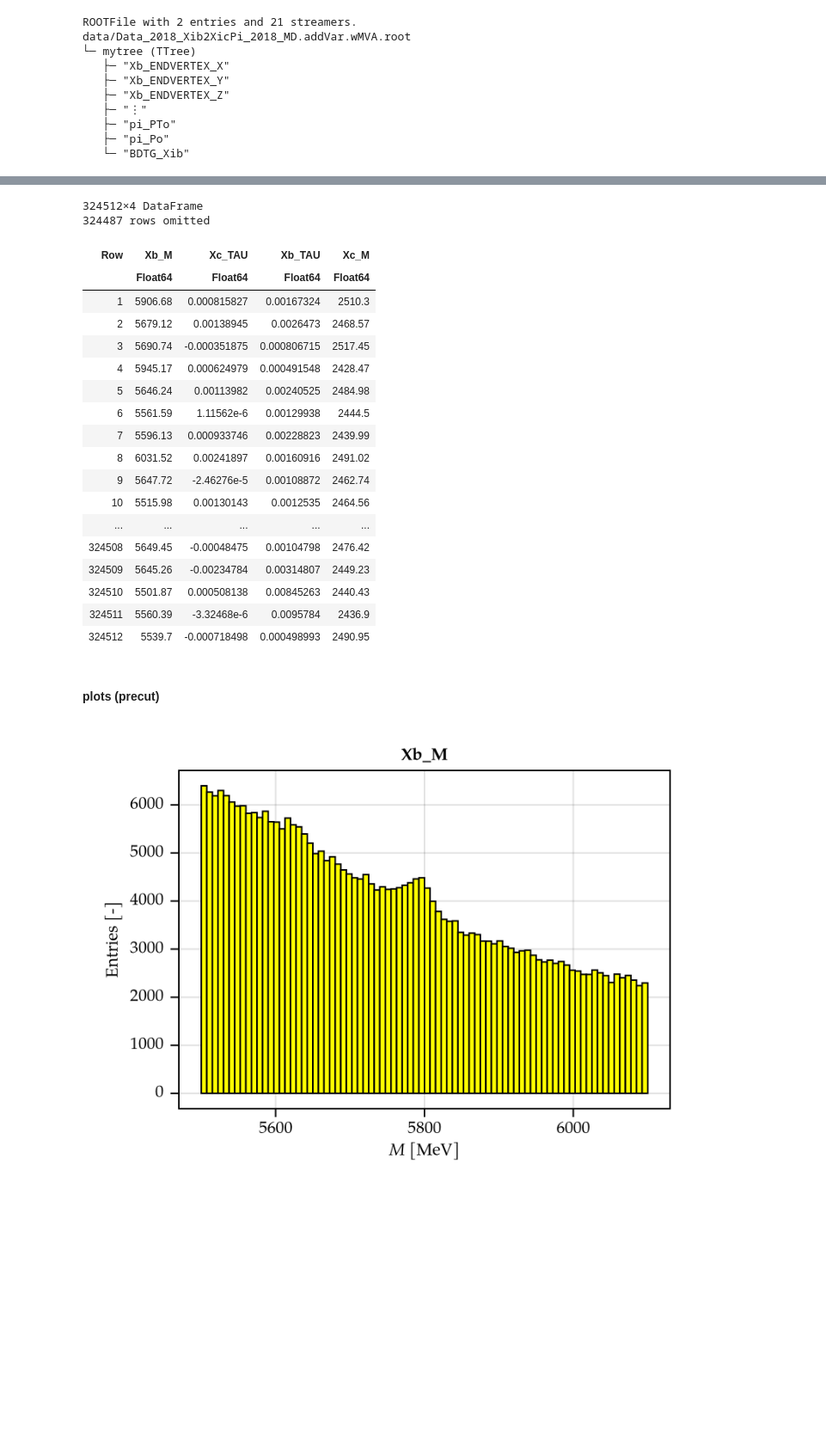
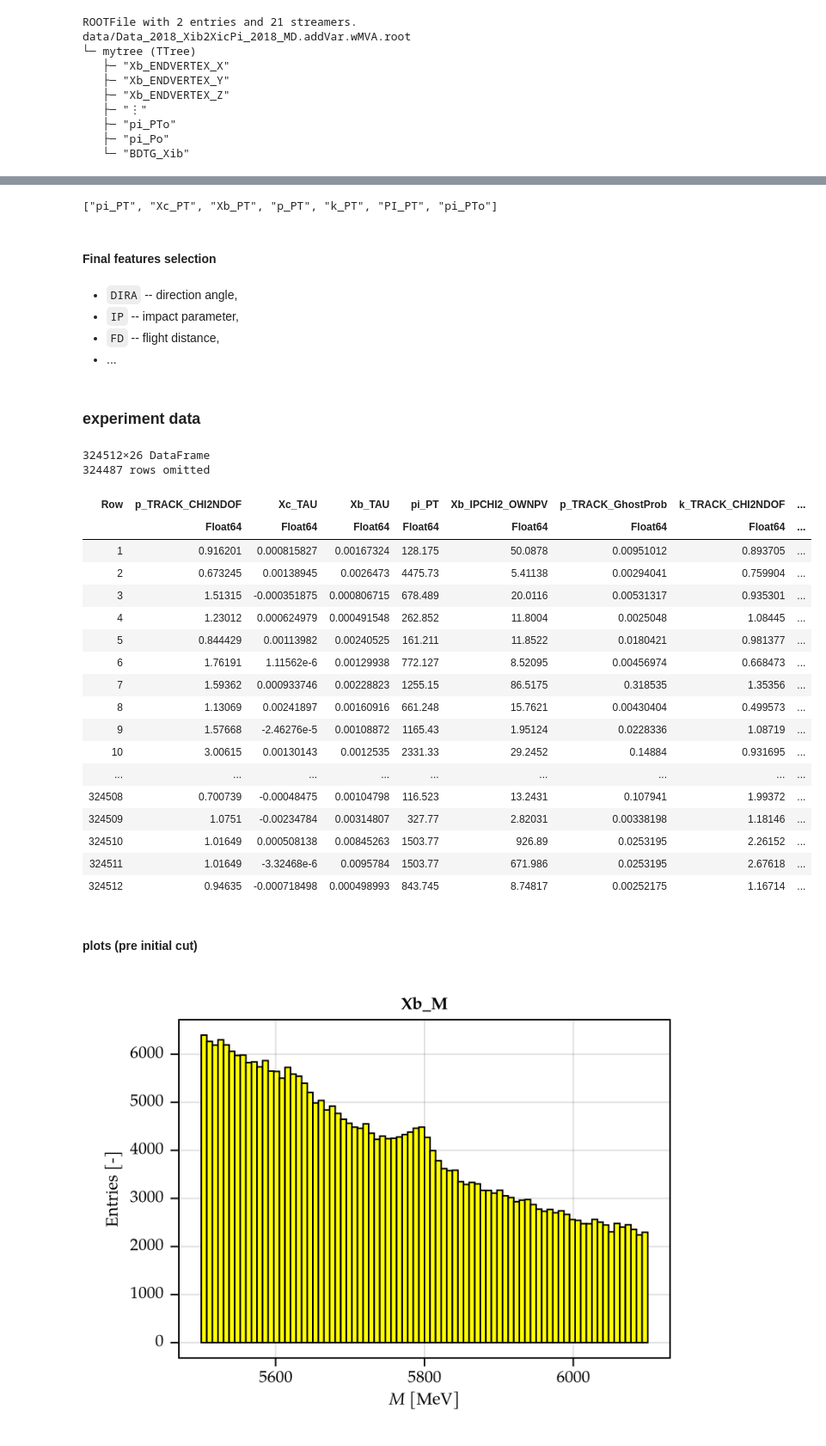
Before and after one commit to Arateniz/Project-MIDAS, a Jupyter notebook: decisiontreeclassifier.ipynb, the cells around one changed output, grey strips where cells are left out. Shown at 86% size. Saved outputs shown, nothing was run; the diff lists cells and outputs as text; code cells hidden in the pictures; blank space fills up the shorter version.

Commit message:
feature selection

```diff
--- a/decisiontreeclassifier.ipynb
+++ b/decisiontreeclassifier.ipynb
@@ -105,28 +173,66 @@ data/Data_2018_Xib2XicPi_2018_MD.addVar.wMVA.root
+# %%
+filter(var -> occursin("PT", var), vars_common) |> print
+# %% [output]
+["pi_PT", "Xc_PT", "Xb_PT", "p_PT", "k_PT", "PI_PT", "pi_PTo"]
+# %% [markdown]
+#### Final features selection
+# %% [markdown]
+* `DIRA` -- direction angle,
+* `IP` -- impact parameter,
+* `FD` -- flight distance,
+* ...
+# %%
+features = [
+    "Xb_DIRA_OWNPV",
+    "Xb_IPCHI2_OWNPV",
+    "Xb_FDCHI2_OWNPV",
+    "Xb_ENDVERTEX_CHI2",
+    "Xb_PT",
+    "Xc_DIRA_OWNPV",
+    "Xc_IPCHI2_OWNPV",
+    "Xc_FDCHI2_OWNPV",
+    "Xc_ENDVERTEX_CHI2",
+    "Xc_PT",
+    "p_TRACK_CHI2NDOF",
+    "p_TRACK_GhostProb",
+    "p_ProbNNp",
+    "p_PT",
+    "k_TRACK_CHI2NDOF",
+    "k_TRACK_GhostProb",
+    "k_PT",
+    "k_ProbNNk",
+    "pi_TRACK_CHI2NDOF",
+    "pi_TRACK_GhostProb",
+    "pi_PT",
+    "pi_ProbNNpi",
+];
+# %% [markdown]
+### experiment data
 # %%
-df_exp = LazyTree(f_exp, "mytree", ["Xb_M", "Xc_M", "Xb_TAU", "Xc_TAU"]) |> DataFrame
+df_exp = LazyTree(f_exp, "mytree", vcat(["Xb_M", "Xc_M", "Xb_TAU", "Xc_TAU"], features)) |> DataFrame
 # %% [output]
-324512×4 DataFrame
+324512×26 DataFrame
 324487 rows omitted
-| Row | Xb_M | Xc_TAU | Xb_TAU | Xc_M |
-|  | Float64 | Float64 | Float64 | Float64 |
-| 1 | 5906.68 | 0.000815827 | 0.00167324 | 2510.3 |
-| 2 | 5679.12 | 0.00138945 | 0.0026473 | 2468.57 |
-| 3 | 5690.74 | -0.000351875 | 0.000806715 | 2517.45 |
-| 4 | 5945.17 | 0.000624979 | 0.000491548 | 2428.47 |
-| 5 | 5646.24 | 0.00113982 | 0.00240525 | 2484.98 |
-| 6 | 5561.59 | 1.11562e-6 | 0.00129938 | 2444.5 |
-| 7 | 5596.13 | 0.000933746 | 0.00228823 | 2439.99 |
-| 8 | 6031.52 | 0.00241897 | 0.00160916 | 2491.02 |
-| 9 | 5647.72 | -2.46276e-5 | 0.00108872 | 2462.74 |
-| 10 | 5515.98 | 0.00130143 | 0.0012535 | 2464.56 |
-| ... | ... | ... | ... | ... |
-| 324508 | 5649.45 | -0.00048475 | 0.00104798 | 2476.42 |
-| 324509 | 5645.26 | -0.00234784 | 0.00314807 | 2449.23 |
-| 324510 | 5501.87 | 0.000508138 | 0.00845263 | 2440.43 |
-| 324511 | 5560.39 | -3.32468e-6 | 0.0095784 | 2436.9 |
-| 324512 | 5539.7 | -0.000718498 | 0.000498993 | 2490.95 |
+| Row | p_TRACK_CHI2NDOF | Xc_TAU | Xb_TAU | pi_PT | Xb_IPCHI2_OWNPV | p_TRACK_GhostProb | k_TRACK_CHI2NDOF | ... |
+|  | Float64 | Float64 | Float64 | Float64 | Float64 | Float64 | Float64 | ... |
+| 1 | 0.916201 | 0.000815827 | 0.00167324 | 128.175 | 50.0878 | 0.00951012 | 0.893705 | ... |
+| 2 | 0.673245 | 0.00138945 | 0.0026473 | 4475.73 | 5.41138 | 0.00294041 | 0.759904 | ... |
+| 3 | 1.51315 | -0.000351875 | 0.000806715 | 678.489 | 20.0116 | 0.00531317 | 0.935301 | ... |
+| 4 | 1.23012 | 0.000624979 | 0.000491548 | 262.852 | 11.8004 | 0.0025048 | 1.08445 | ... |
+| 5 | 0.844429 | 0.00113982 | 0.00240525 | 161.211 | 11.8522 | 0.0180421 | 0.981377 | ... |
+| 6 | 1.76191 | 1.11562e-6 | 0.00129938 | 772.127 | 8.52095 | 0.00456974 | 0.668473 | ... |
+| 7 | 1.59362 | 0.000933746 | 0.00228823 | 1255.15 | 86.5175 | 0.318535 | 1.35356 | ... |
+| 8 | 1.13069 | 0.00241897 | 0.00160916 | 661.248 | 15.7621 | 0.00430404 | 0.499573 | ... |
+| 9 | 1.57668 | -2.46276e-5 | 0.00108872 | 1165.43 | 1.95124 | 0.0228336 | 1.08719 | ... |
+| 10 | 3.00615 | 0.00130143 | 0.0012535 | 2331.33 | 29.2452 | 0.14884 | 0.931695 | ... |
+| ... | ... | ... | ... | ... | ... | ... | ... | ... |
+| 324508 | 0.700739 | -0.00048475 | 0.00104798 | 116.523 | 13.2431 | 0.107941 | 1.99372 | ... |
+| 324509 | 1.0751 | -0.00234784 | 0.00314807 | 327.77 | 2.82031 | 0.00338198 | 1.18146 | ... |
+| 324510 | 1.01649 | 0.000508138 | 0.00845263 | 1503.77 | 926.89 | 0.0253195 | 2.26152 | ... |
+| 324511 | 1.01649 | -3.32468e-6 | 0.0095784 | 1503.77 | 671.986 | 0.0253195 | 2.67618 | ... |
+| 324512 | 0.94635 | -0.000718498 | 0.000498993 | 843.745 | 8.74817 | 0.00252175 | 1.16714 | ... |
 # %% [markdown]
-#### plots (precut)
+#### plots (pre initial cut)
 # %%
 plot_hist(
     df_exp.Xb_M,
```
Also changed, not shown: parts of 24 cells of this notebook.
